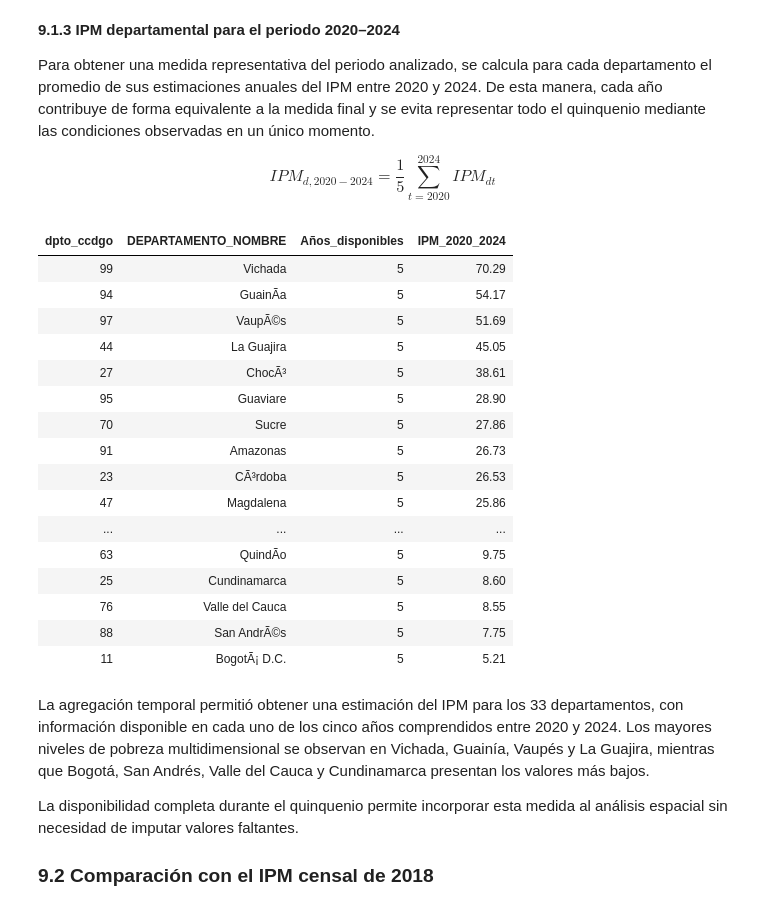
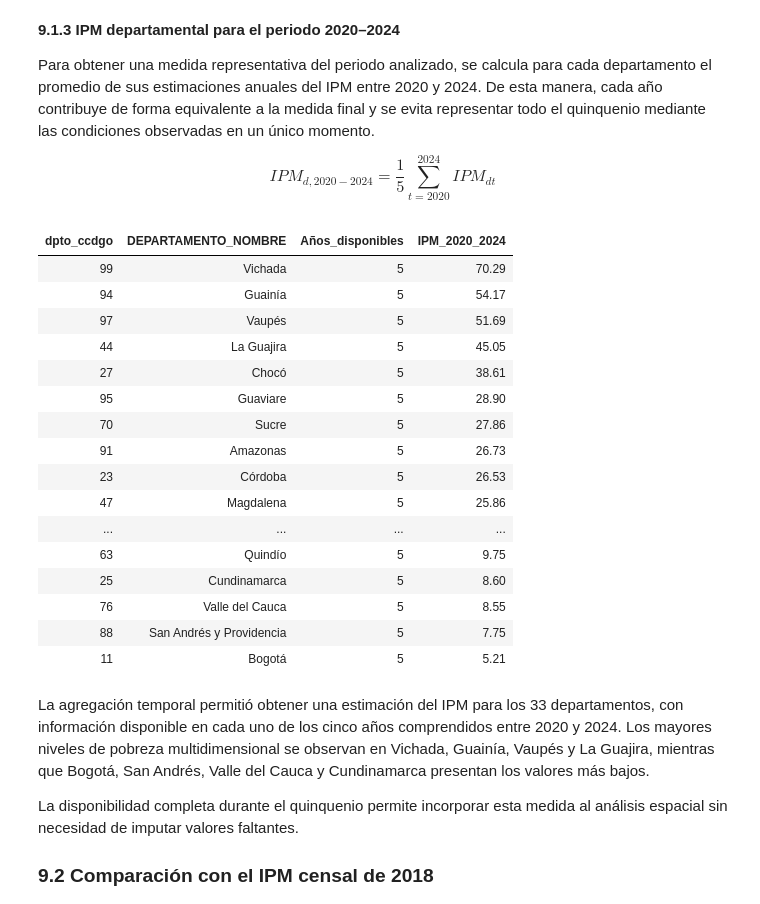
Before and after one commit to miguelpvmr/Priority-cancers-in-Colombia, a Jupyter notebook: notebooks/03 Cáncer_Pulmón.ipynb, the cells around one changed output. Saved outputs shown, nothing was run; the diff lists cells and outputs as text; code cells hidden in the pictures.

```diff
--- a/notebooks/03 Cáncer_Pulmón.ipynb
+++ b/notebooks/03 Cáncer_Pulmón.ipynb
@@ -4640,30 +4565,49 @@ ipm_departamental_2020_2024["dpto_ccdgo"] = (
     .str.zfill(2)
 )
 
-nombres_ipm = (
-    ipm_2018_2024[
-        ["DEPARTAMENTO", "DEPARTAMENTO_NOMBRE"]
-    ]
-    .drop_duplicates("DEPARTAMENTO")
-    .copy()
-)
+nombres_departamentos_ipm = {
+    "05": "Antioquia",
+    "08": "Atlántico",
+    "11": "Bogotá",
+    "13": "Bolívar",
+    "15": "Boyacá",
+    "17": "Caldas",
+    "18": "Caquetá",
+    "19": "Cauca",
+    "20": "Cesar",
+    "23": "Córdoba",
+    "25": "Cundinamarca",
+    "27": "Chocó",
+    "41": "Huila",
+    "44": "La Guajira",
+    "47": "Magdalena",
+    "50": "Meta",
+    "52": "Nariño",
+    "54": "Norte de Santander",
+    "63": "Quindío",
+    "66": "Risaralda",
+    "68": "Santander",
+    "70": "Sucre",
+    "73": "Tolima",
+    "76": "Valle del Cauca",
+    "81": "Arauca",
+    "85": "Casanare",
+    "86": "Putumayo",
+    "88": "San Andrés y Providencia",
+    "91": "Amazonas",
+    "94": "Guainía",
+    "95": "Guaviare",
+    "97": "Vaupés",
+    "99": "Vichada"
+}
 
-nombres_ipm["dpto_ccdgo"] = (
-    nombres_ipm["DEPARTAMENTO"]
-    .astype(str)
-    .str.zfill(2)
+ipm_departamental_2020_2024["DEPARTAMENTO_NOMBRE"] = (
+    ipm_departamental_2020_2024["dpto_ccdgo"]
+    .map(nombres_departamentos_ipm)
 )
 
 ipm_departamental_2020_2024 = (
-    ipm_departamental_2020_2024
-    .merge(
-        nombres_ipm[
-            ["dpto_ccdgo", "DEPARTAMENTO_NOMBRE"]
-        ],
-        on="dpto_ccdgo",
-        how="left"
-    )
-    [
+    ipm_departamental_2020_2024[
         [
             "dpto_ccdgo",
             "DEPARTAMENTO_NOMBRE",
@@ -4705,48 +4649,48 @@ styled_ipm_2020_2024 = (
                 ("font-weight", "bold"),
                 ("border", "1px solid black"),
                 ("padding", "10px")
             ]
         },
         {
             "selector": "td",
             "props": [
                 ("text-align", "center"),
                 ("border", "1px solid black"),
                 ("padding", "10px")
             ]
         }
     ])
     .set_properties(
         subset=["DEPARTAMENTO_NOMBRE"],
         **{"text-align": "left"}
     )
 )
 
 display(
     HTML(
         "<div style='text-align: center; width: 100%;'>"
         + styled_ipm_2020_2024.to_html()
         + "</div>"
     )
 )
 # %% [output]
 | dpto_ccdgo | DEPARTAMENTO_NOMBRE | Años_disponibles | IPM_2020_2024 |
 | 99 | Vichada | 5 | 70.29 |
-| 94 | GuainÃ­a | 5 | 54.17 |
-| 97 | VaupÃ©s | 5 | 51.69 |
+| 94 | Guainía | 5 | 54.17 |
+| 97 | Vaupés | 5 | 51.69 |
 | 44 | La Guajira | 5 | 45.05 |
-| 27 | ChocÃ³ | 5 | 38.61 |
+| 27 | Chocó | 5 | 38.61 |
 | 95 | Guaviare | 5 | 28.90 |
 | 70 | Sucre | 5 | 27.86 |
 | 91 | Amazonas | 5 | 26.73 |
-| 23 | CÃ³rdoba | 5 | 26.53 |
+| 23 | Córdoba | 5 | 26.53 |
 | 47 | Magdalena | 5 | 25.86 |
 | ... | ... | ... | ... |
-| 63 | QuindÃ­o | 5 | 9.75 |
+| 63 | Quindío | 5 | 9.75 |
 | 25 | Cundinamarca | 5 | 8.60 |
 | 76 | Valle del Cauca | 5 | 8.55 |
-| 88 | San AndrÃ©s | 5 | 7.75 |
-| 11 | BogotÃ¡ D.C. | 5 | 5.21 |
+| 88 | San Andrés y Providencia | 5 | 7.75 |
+| 11 | Bogotá | 5 | 5.21 |
 # %% [markdown]
 La agregación temporal permitió obtener una estimación del IPM para los 33 departamentos, con información disponible en cada uno de los cinco años comprendidos entre 2020 y 2024. Los mayores niveles de pobreza multidimensional se observan en Vichada, Guainía, Vaupés y La Guajira, mientras que Bogotá, San Andrés, Valle del Cauca y Cundinamarca presentan los valores más bajos.
 
```
Also changed, not shown: parts of 16 cells of this notebook.
